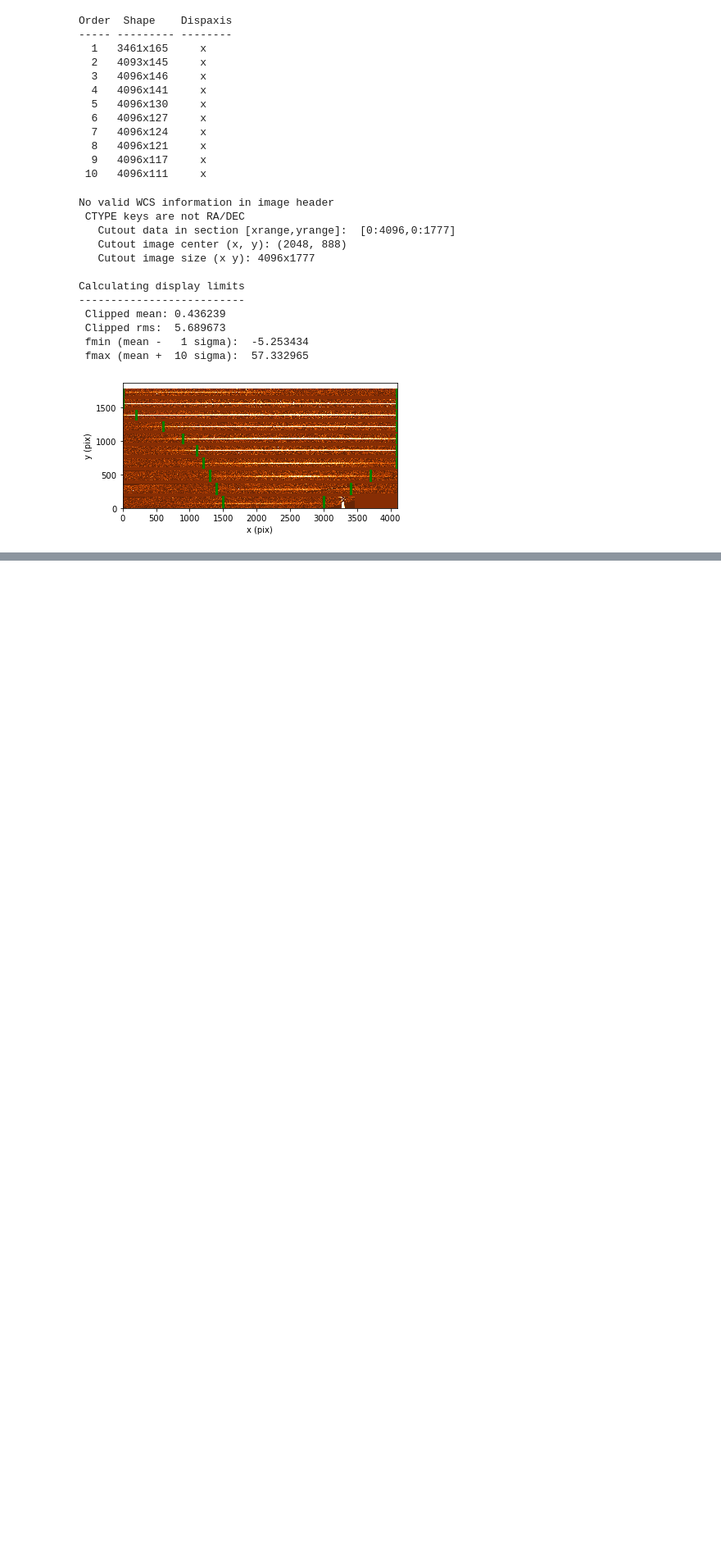
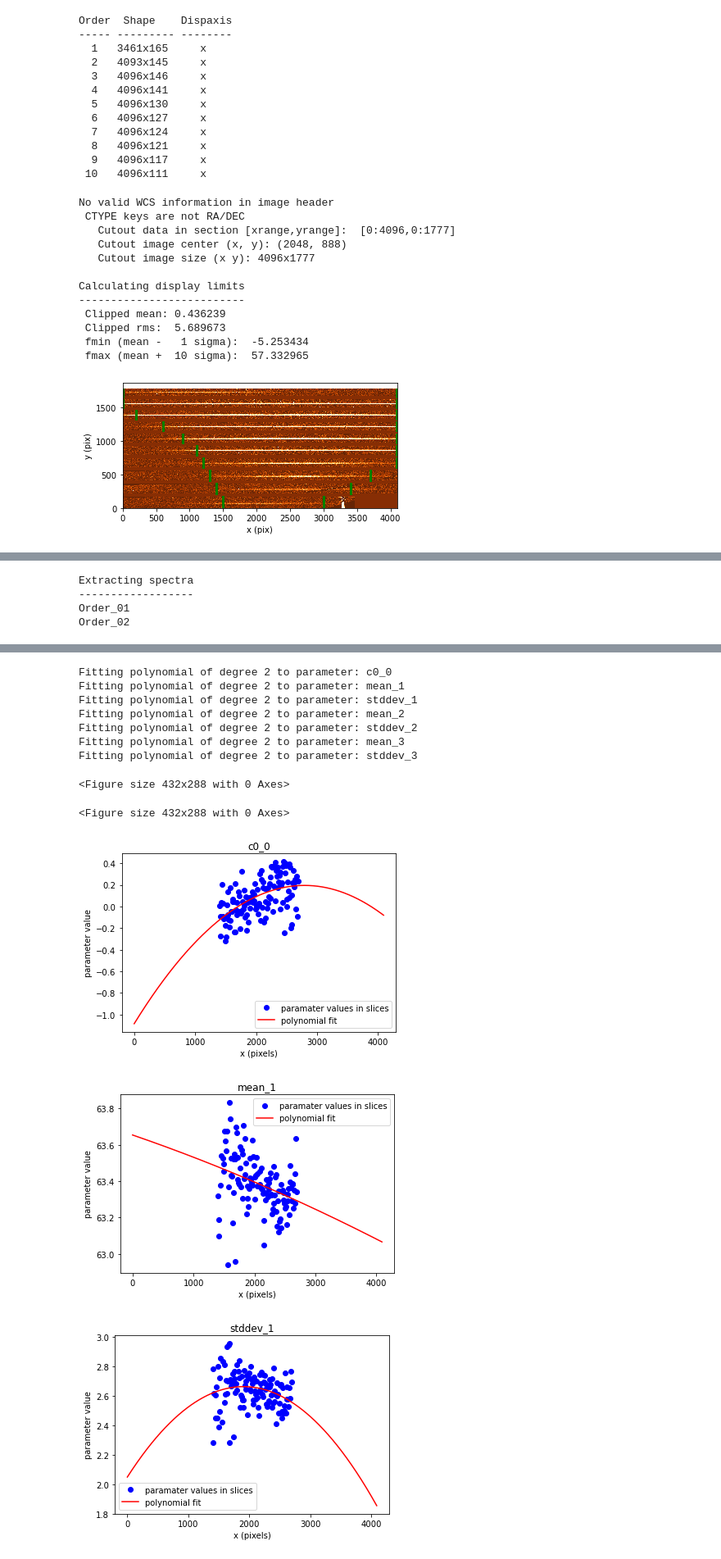
Before and after one commit to pmozumdar/spectra_extraction, a Jupyter notebook: test_esi2d.ipynb, the cells around one changed output, grey strips where cells are left out. Shown at 82% size. Saved outputs shown, nothing was run; the diff lists cells and outputs as text; code cells hidden in the pictures; blank space fills up the shorter version.

```diff
--- a/test_esi2d.ipynb
+++ b/test_esi2d.ipynb
@@ -68,0 +109,8 @@ Calculating display limits
+# %%
+outspec = spec.extract_all(method='cdf', plot_profiles=False, plot_traces=True, plot_extracted=False,
+                          stepsize=10, fit_dict = {2 : [1400, 2700]})
+# %% [output]
+Extracting spectra
+------------------
+Order_01
+Order_02
@@ -68,0 +118,12 @@ Calculating display limits
+Fitting polynomial of degree 2 to parameter: c0_0
+Fitting polynomial of degree 2 to parameter: mean_1
+Fitting polynomial of degree 2 to parameter: stddev_1
+Fitting polynomial of degree 2 to parameter: mean_2
+Fitting polynomial of degree 2 to parameter: stddev_2
+Fitting polynomial of degree 2 to parameter: mean_3
+Fitting polynomial of degree 2 to parameter: stddev_3
+<Figure size 432x288 with 0 Axes>
+<Figure size 432x288 with 0 Axes>
+[figure, added]
+[figure, added]
+[figure, added]
```
Also changed, not shown: parts of 32 cells of this notebook.
